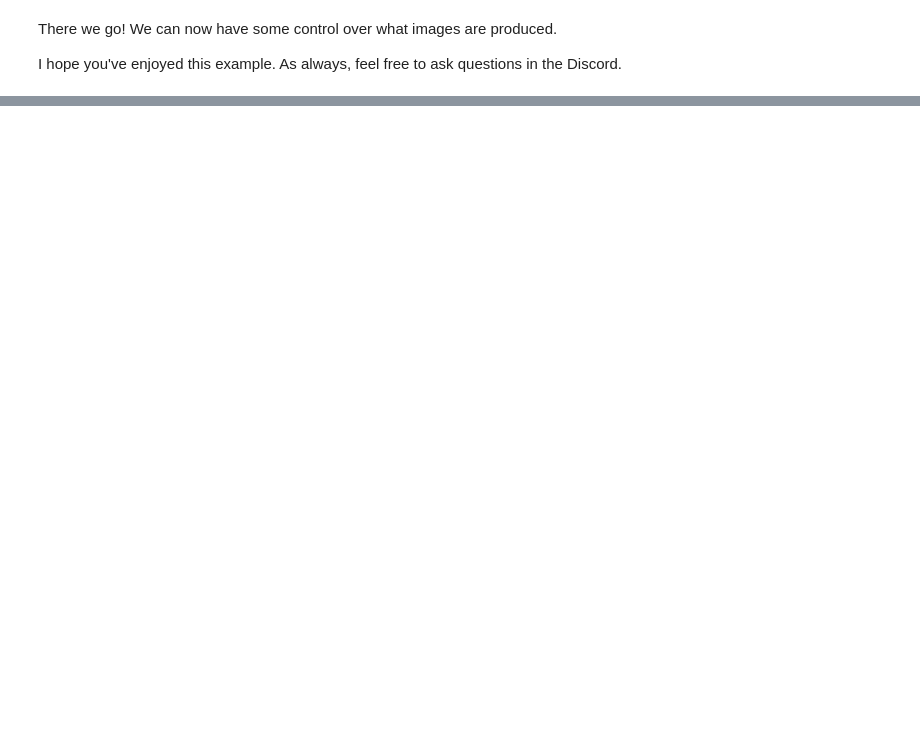
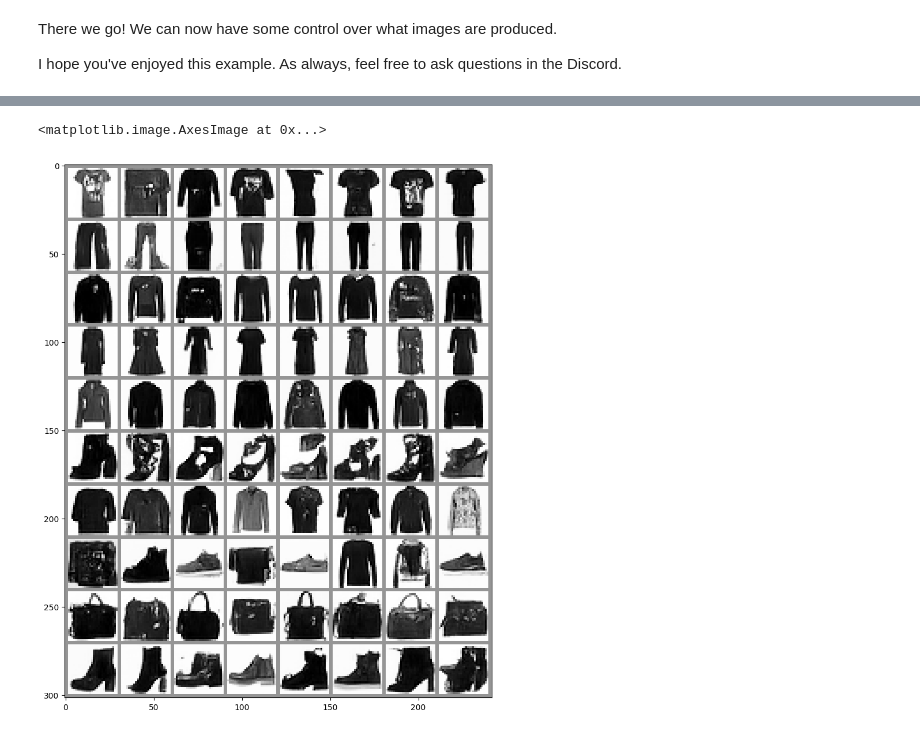
Before and after one commit to Corius77/diffusion_models_notes, a Jupyter notebook: unit2/02_class_conditioned_diffusion_model_example.ipynb, the cells around one changed output, grey strips where cells are left out. Cells and saved outputs as stored; diff of their text form; code cells hidden in the pictures; blank space fills up the shorter version.

```diff
--- a/unit2/02_class_conditioned_diffusion_model_example.ipynb
+++ b/unit2/02_class_conditioned_diffusion_model_example.ipynb
@@ -204,0 +303,23 @@ I hope you've enjoyed this example. As always, feel free to ask questions in the
+# %%
+
+
+# Prepare random x to start from, plus some desired labels y
+x = torch.randn(80, 1, 28, 28).to(device)
+y = torch.tensor([[i]*8 for i in range(10)]).flatten().to(device)
+
+# Sampling loop
+for i, t in tqdm(enumerate(noise_scheduler.timesteps)):
+
+    # Get model pred
+    with torch.no_grad():
+        residual = net(x, t, y)  # Again, note that we pass in our labels y
+
+    # Update sample with step
+    x = noise_scheduler.step(residual, t, x).prev_sample
+
+# Show the results
+fig, ax = plt.subplots(1, 1, figsize=(12, 12))
+ax.imshow(torchvision.utils.make_grid(x.detach().cpu().clip(-1, 1), nrow=8)[0], cmap='Greys')
+# %% [output]
+<matplotlib.image.AxesImage at 0x...>
+[figure, added]
```
Also changed, not shown: parts of 7 cells of this notebook.
